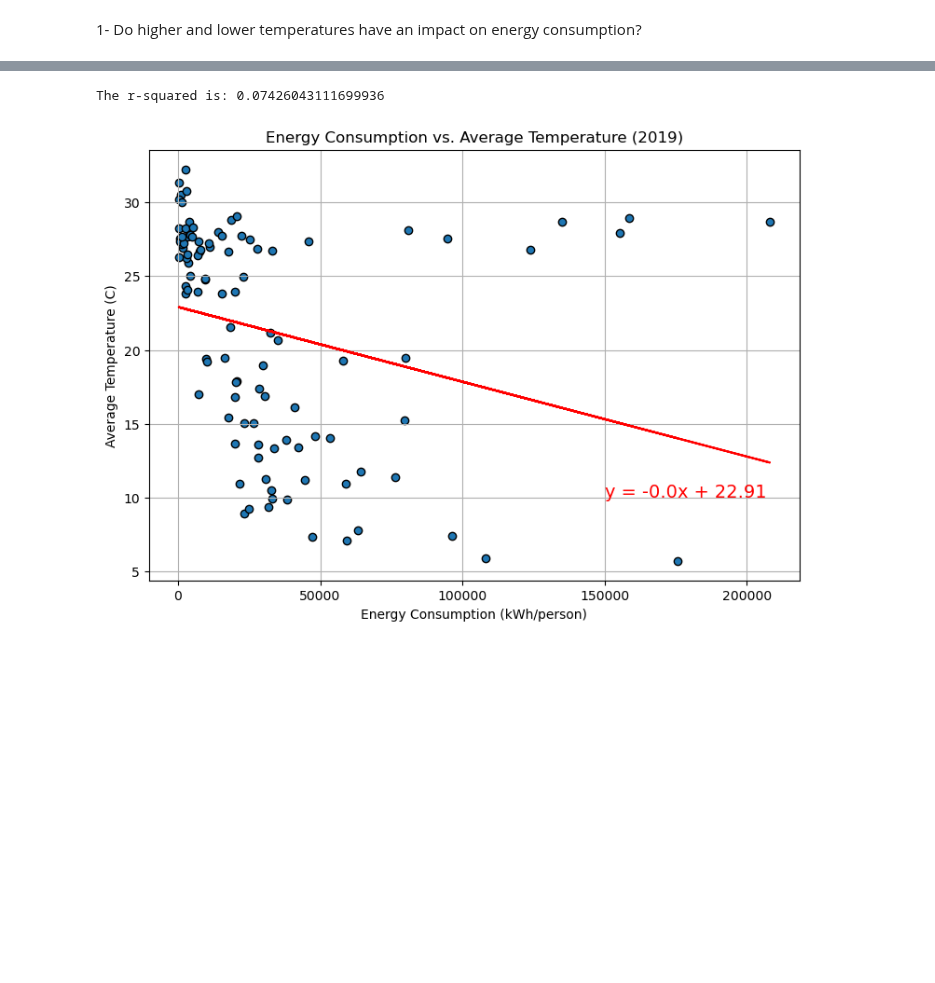
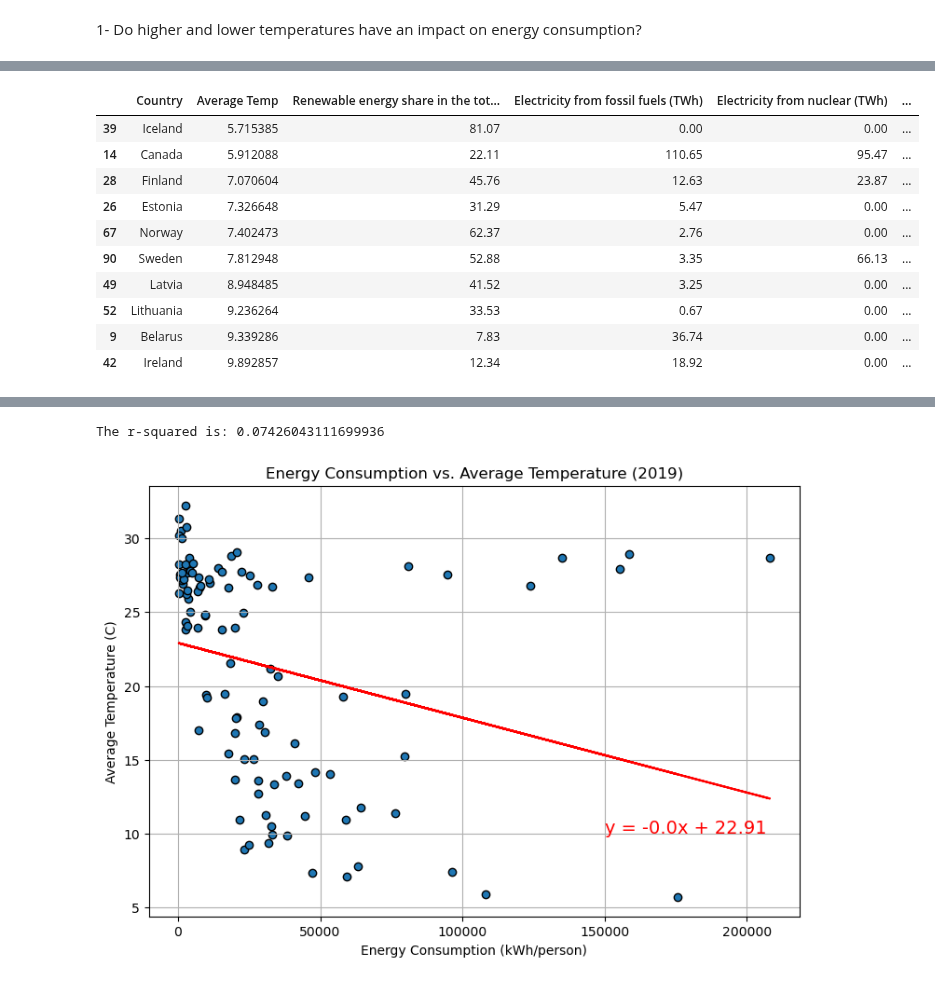
Before and after one commit to yosieph/Project1, a Jupyter notebook: project1.ipynb, the cells around one changed output, grey strips where cells are left out. Saved outputs shown, nothing was run; the diff lists cells and outputs as text; code cells hidden in the pictures; blank space fills up the shorter version.

```diff
--- a/project1.ipynb
+++ b/project1.ipynb
@@ -35,0 +21,16 @@ main_data
+# %%
+#top 10 coldest countries
+main_data_cold = main_data.sort_values("Average Temp", ascending=True)
+main_data_cold.head(10)
+# %% [output]
+|  | Country | Average Temp | Renewable energy share in the tot... | Electricity from fossil fuels (TWh) | Electricity from nuclear (TWh) | ... |
+| 39 | Iceland | 5.715385 | 81.07 | 0.00 | 0.00 | ... |
+| 14 | Canada | 5.912088 | 22.11 | 110.65 | 95.47 | ... |
+| 28 | Finland | 7.070604 | 45.76 | 12.63 | 23.87 | ... |
+| 26 | Estonia | 7.326648 | 31.29 | 5.47 | 0.00 | ... |
+| 67 | Norway | 7.402473 | 62.37 | 2.76 | 0.00 | ... |
+| 90 | Sweden | 7.812948 | 52.88 | 3.35 | 66.13 | ... |
+| 49 | Latvia | 8.948485 | 41.52 | 3.25 | 0.00 | ... |
+| 52 | Lithuania | 9.236264 | 33.53 | 0.67 | 0.00 | ... |
+| 9 | Belarus | 9.339286 | 7.83 | 36.74 | 0.00 | ... |
+| 42 | Ireland | 9.892857 | 12.34 | 18.92 | 0.00 | ... |
```
Also changed, not shown: parts of 6 cells of this notebook.
